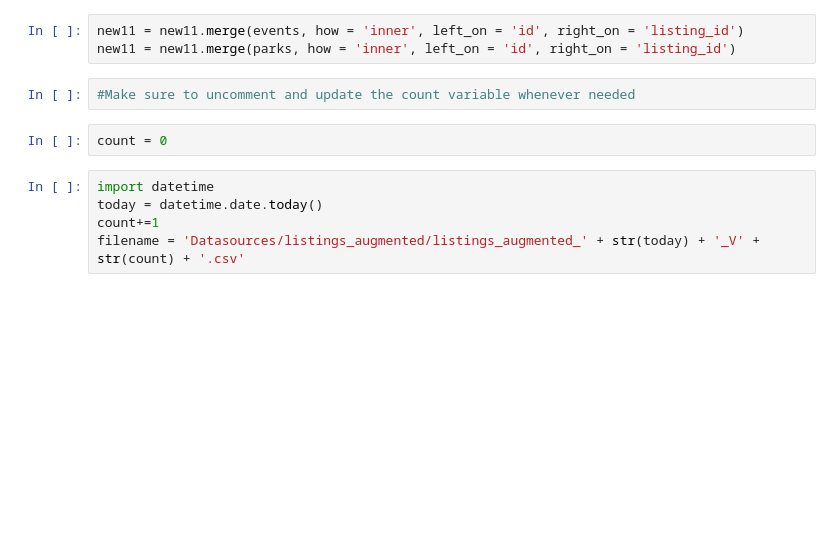
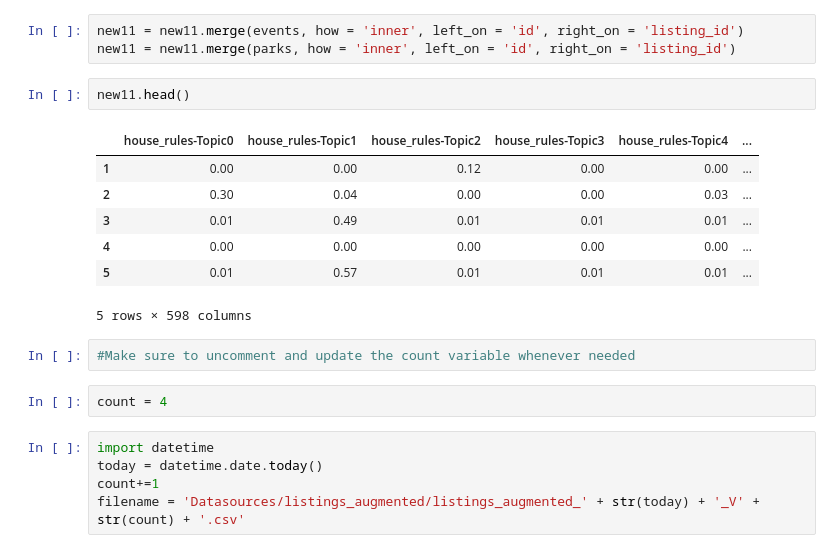
Before and after one commit to mas-dse-saachary/UCSD-MAS-Capstone-Project, a Jupyter notebook: dev/dataPrep.ipynb, the cells around one changed output. Drawn from its saved outputs; the diff is of its cells as text; blank space fills up the shorter version.

```diff
--- a/dev/dataPrep.ipynb
+++ b/dev/dataPrep.ipynb
@@ -537,10 +531,20 @@ parks = pd.read_csv('Datasources/listings_parks/listings_parks_information_two.c
 # %%
 new11 = new11.merge(events, how = 'inner', left_on = 'id', right_on = 'listing_id')
 new11 = new11.merge(parks, how = 'inner', left_on = 'id', right_on = 'listing_id')
+# %%
+new11.head()
+# %% [output]
+|  | house_rules-Topic0 | house_rules-Topic1 | house_rules-Topic2 | house_rules-Topic3 | house_rules-Topic4 | ... |
+| 1 | 0.00 | 0.00 | 0.12 | 0.00 | 0.00 | ... |
+| 2 | 0.30 | 0.04 | 0.00 | 0.00 | 0.03 | ... |
+| 3 | 0.01 | 0.49 | 0.01 | 0.01 | 0.01 | ... |
+| 4 | 0.00 | 0.00 | 0.00 | 0.00 | 0.00 | ... |
+| 5 | 0.01 | 0.57 | 0.01 | 0.01 | 0.01 | ... |
+5 rows × 598 columns
 # %%
 #Make sure to uncomment and update the count variable whenever needed
 # %%
-count = 0
+count = 4
 # %%
 import datetime
 today = datetime.date.today()
```
Also changed, not shown: parts of 4 cells of this notebook, 2 other files.
